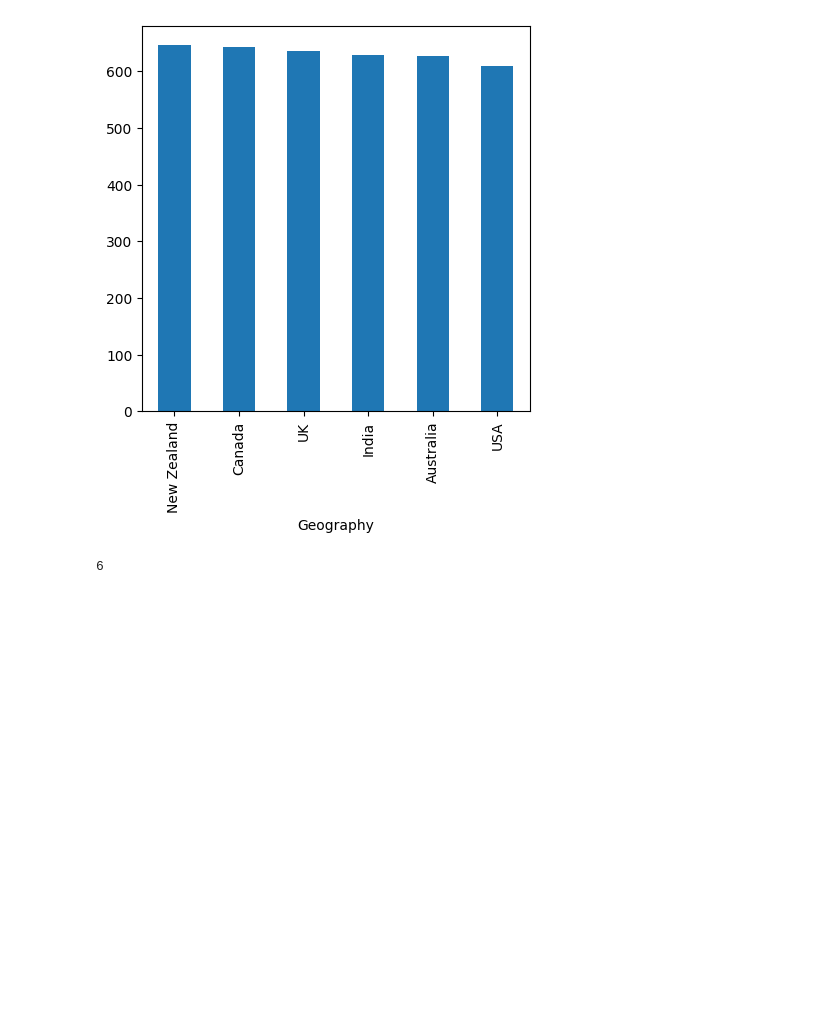
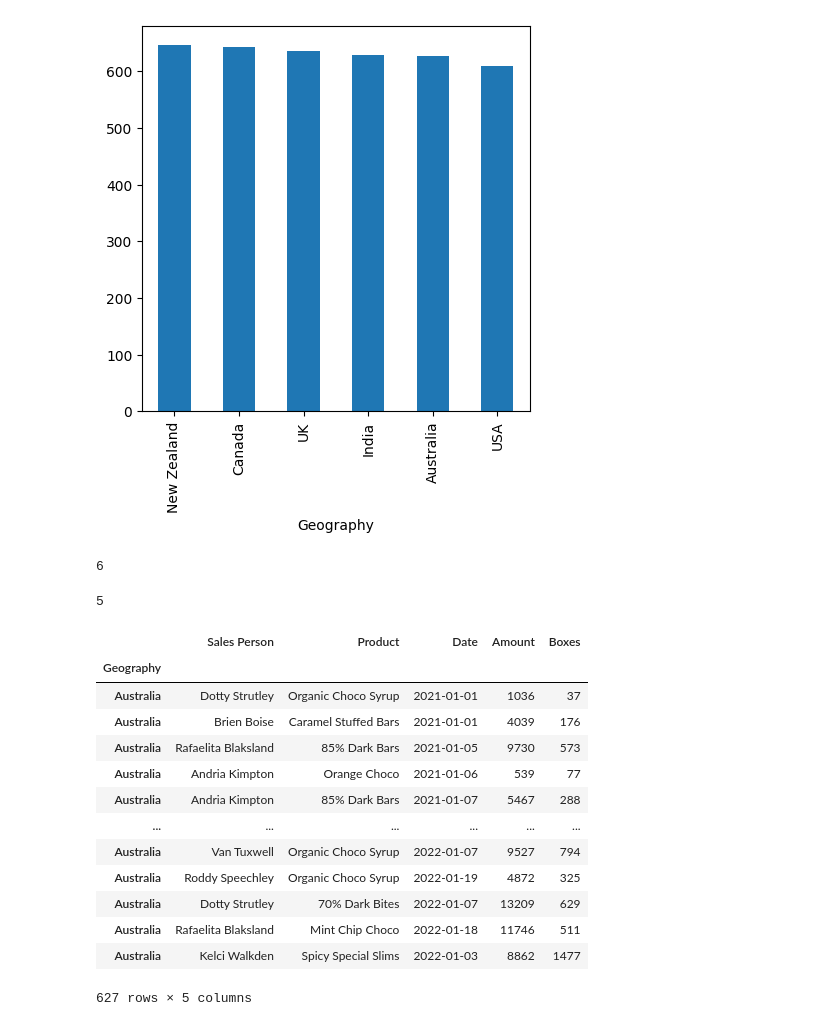
Before and after one commit to KudoroEsther/Files-Data_Analysis-, a Jupyter notebook: Task15/Task_15_Pandas_101.ipynb, the cells around one changed output. Drawn from its saved outputs; the diff is of its cells as text; code cells hidden in the pictures; blank space fills up the shorter version.

```diff
--- a/Task15/Task_15_Pandas_101.ipynb
+++ b/Task15/Task_15_Pandas_101.ipynb
@@ -215,3 +215,25 @@ sales.index.value_counts().head(100).plot(kind='bar', figsize=(5,5))
 unique_index.nunique()
 # %% [output]
 6
+# %%
+len(sales.columns)
+# %% [output]
+5
+# %%
+#This prints out all instances of australia
+sales.loc["Australia"]
+# %% [output]
+|  | Sales Person | Product | Date | Amount | Boxes |
+| Geography |  |  |  |  |  |
+| Australia | Dotty Strutley | Organic Choco Syrup | 2021-01-01 | 1036 | 37 |
+| Australia | Brien Boise | Caramel Stuffed Bars | 2021-01-01 | 4039 | 176 |
+| Australia | Rafaelita Blaksland | 85% Dark Bars | 2021-01-05 | 9730 | 573 |
+| Australia | Andria Kimpton | Orange Choco | 2021-01-06 | 539 | 77 |
+| Australia | Andria Kimpton | 85% Dark Bars | 2021-01-07 | 5467 | 288 |
+| ... | ... | ... | ... | ... | ... |
+| Australia | Van Tuxwell | Organic Choco Syrup | 2022-01-07 | 9527 | 794 |
+| Australia | Roddy Speechley | Organic Choco Syrup | 2022-01-19 | 4872 | 325 |
+| Australia | Dotty Strutley | 70% Dark Bites | 2022-01-07 | 13209 | 629 |
+| Australia | Rafaelita Blaksland | Mint Chip Choco | 2022-01-18 | 11746 | 511 |
+| Australia | Kelci Walkden | Spicy Special Slims | 2022-01-03 | 8862 | 1477 |
+627 rows × 5 columns
```
Also changed, not shown: parts of 1 cell of this notebook, 1 other file.
